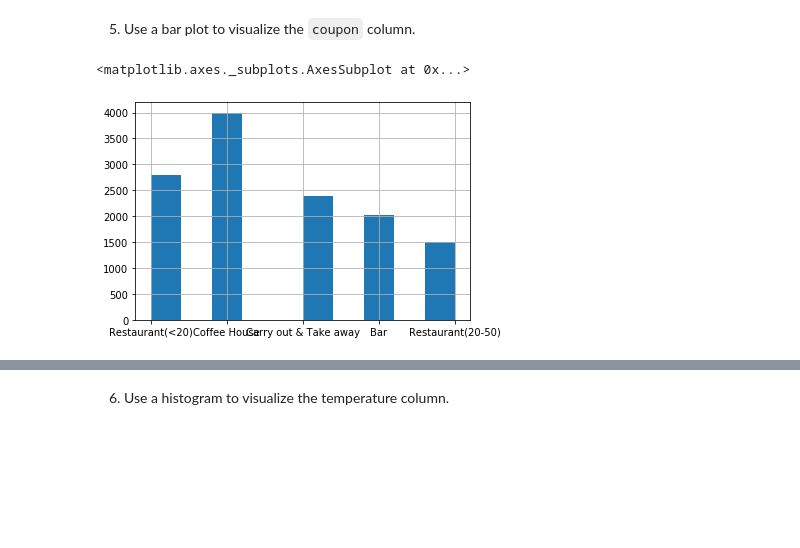
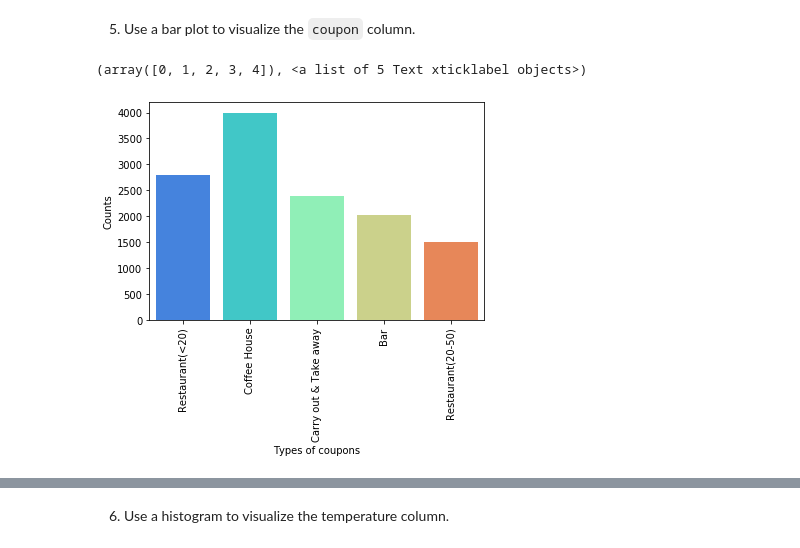
Before and after one commit to purnamididuddi/coupon_acceptance, a Jupyter notebook: coupon_analysis.ipynb, the cells around one changed output, grey strips where cells are left out. Cells and saved outputs as stored; diff of their text form; code cells hidden in the pictures; blank space fills up the shorter version.

```diff
--- a/coupon_analysis.ipynb
+++ b/coupon_analysis.ipynb
@@ -292,9 +277,14 @@ print(coupon_accept_pct, coupon_reject_pct)
 56.84326710816777 43.15673289183223
 # %% [markdown]
 5. Use a bar plot to visualize the `coupon` column.
-# %%
-data['coupon'].hist()
-# %% [output]
-<matplotlib.axes._subplots.AxesSubplot at 0x...>
-[figure, removed]
+# %%
+#data['coupon'].hist(grid=False)
+#plt.xticks(rotation=90)
+c=sns.countplot(data=data, x='coupon', palette='rainbow')
+c.set_xlabel('Types of coupons')
+c.set_ylabel('Counts')
+plt.xticks(rotation=90)
+# %% [output]
+(array([0, 1, 2, 3, 4]), <a list of 5 Text xticklabel objects>)
+[figure, added]
 # %%
```
Also changed, not shown: parts of 21 cells of this notebook, 1 other file.
